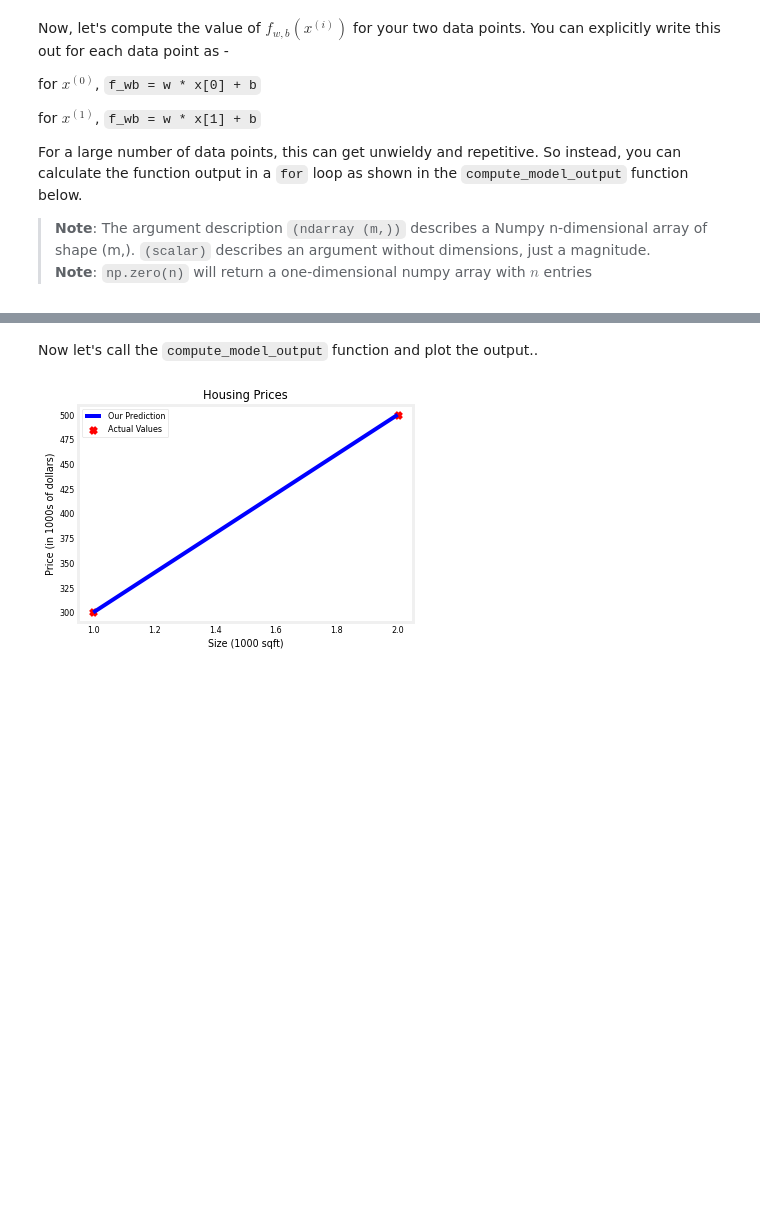
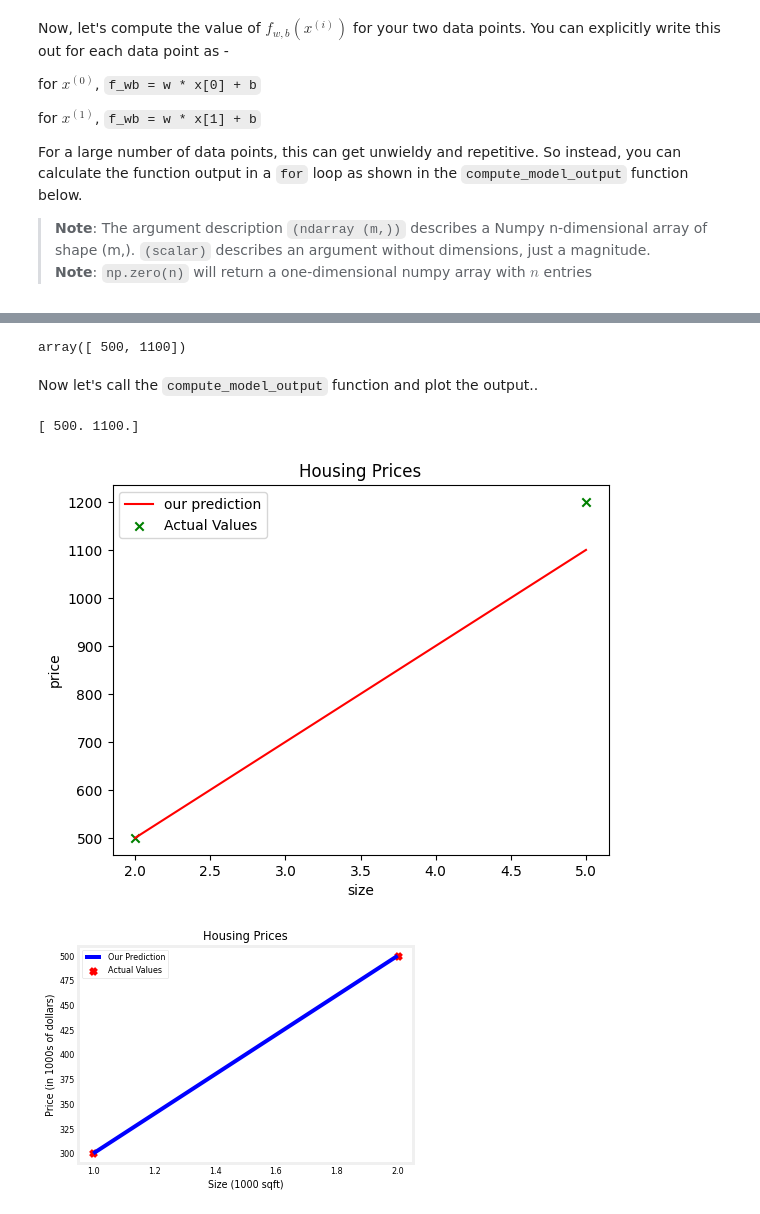
Before and after one commit to stevechengnyc/ML-AndrewNg, a Jupyter notebook: C1-Supervised ML_Regression and Classification/Week 1/C1_W1_Lab03_Model_Representation_Soln.ipynb, the cells around one changed output, grey strips where cells are left out. Saved outputs shown, nothing was run; the diff lists cells and outputs as text; code cells hidden in the pictures; blank space fills up the shorter version.

```diff
--- a/C1-Supervised ML_Regression and Classification/Week 1/C1_W1_Lab03_Model_Representation_Soln.ipynb
+++ b/C1-Supervised ML_Regression and Classification/Week 1/C1_W1_Lab03_Model_Representation_Soln.ipynb
@@ -156,3 +203,6 @@ for $x^{(1)}$, `f_wb = w * x[1] + b`
 For a large number of data points, this can get unwieldy and repetitive. So instead, you can calculate the function output in a `for` loop as shown in the `compute_model_output` function below.
 > **Note**: The argument description `(ndarray (m,))` describes a Numpy n-dimensional array of shape (m,). `(scalar)` describes an argument without dimensions, just a magnitude.
 > **Note**: `np.zero(n)` will return a one-dimensional numpy array with $n$ entries
+# %%
+w = 200
+b = 100
@@ -159,3 +213,15 @@ For a large number of data points, this can get unwieldy and repetitive. So inst
+# %%
+w*x_train+b
+# %% [output]
+array([ 500, 1100])
+# %%
+def cmp_model_output(x, w, b):
+  m = x.shape[0]
+  f_wb = np.zeros(m)
+  for i in range(m):
+    f_wb[i] = w*x[i]+b
+
+  return f_wb
 # %%
 def compute_model_output(x, w, b):
     """
@@ -174,6 +240,21 @@ def compute_model_output(x, w, b):
     return f_wb
 # %% [markdown]
 Now let's call the `compute_model_output` function and plot the output..
+# %%
+tmp_fwb = cmp_model_output(x_train, w,b)
+print(tmp_fwb)
+# %% [output]
+[ 500. 1100.]
+# %%
+plt.plot(x_train, tmp_fwb,c = 'r', label='our prediction')
+plt.scatter(x_train, y_train, marker = 'x' , c='g', label = 'Actual Values')
+plt.title('Housing Prices')
+plt.xlabel('size')
+plt.ylabel('price')
+plt.legend()
+plt.show()
+# %% [output]
+[figure, added]
 # %%
 tmp_f_wb = compute_model_output(x_train, w, b,)
 
```
Also changed, not shown: parts of 12 cells of this notebook.
